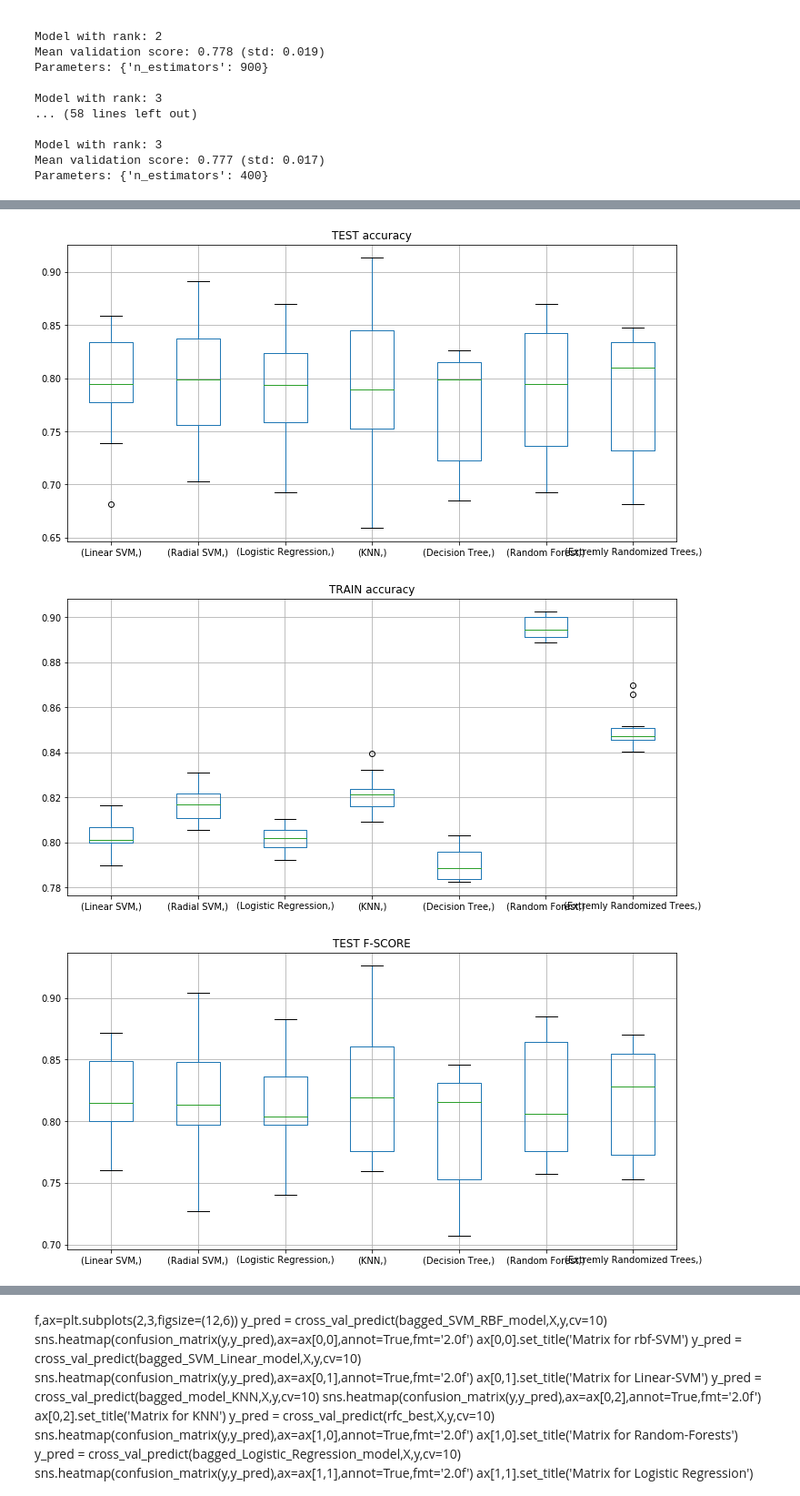
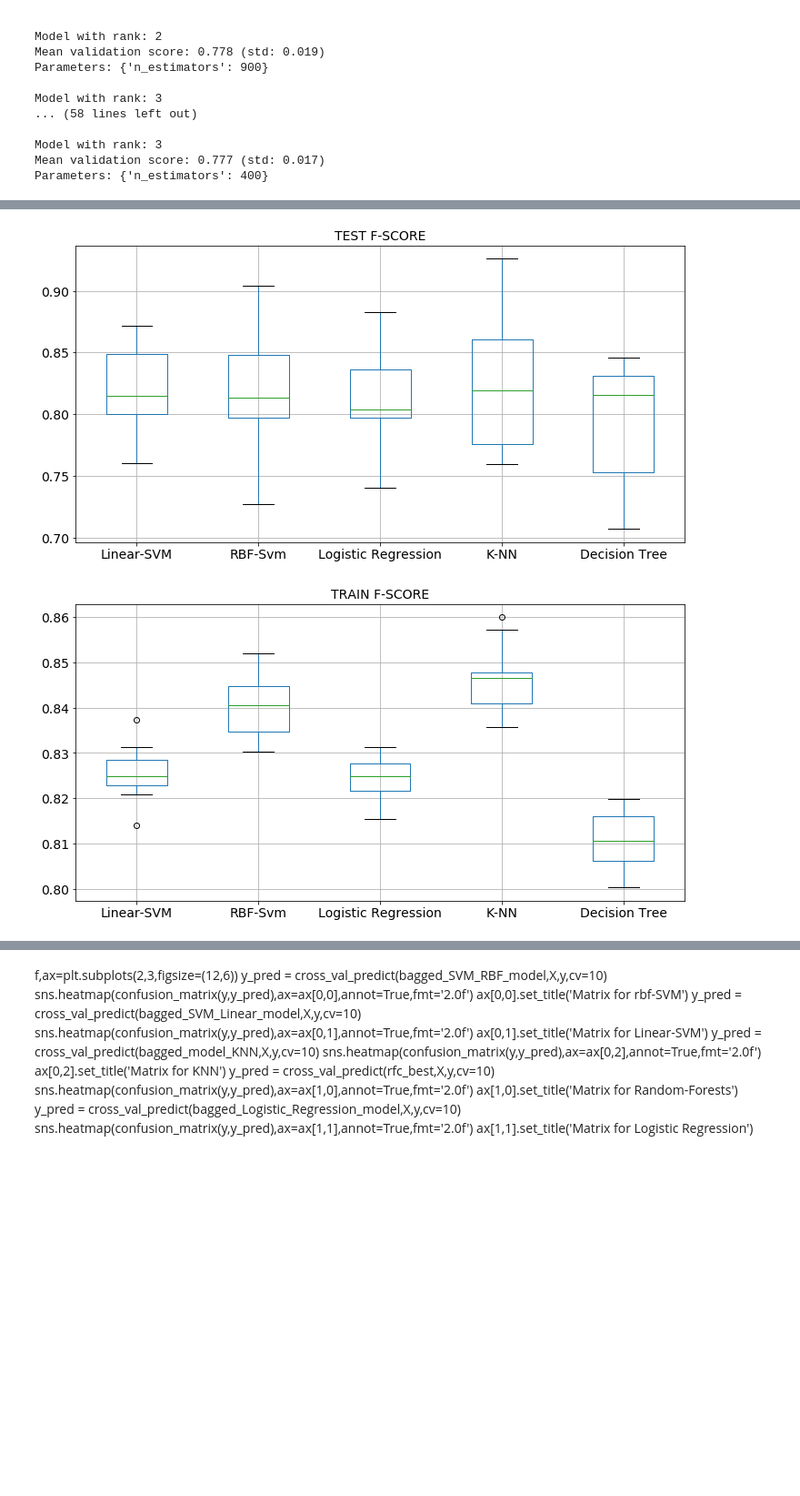
Before and after one commit to javierfs/MyMasterThesis, a Jupyter notebook: Bagging algorithms_Approach4.ipynb, the cells around one changed output, grey strips where cells are left out. Shown at 91% size. Saved outputs shown, nothing was run; the diff lists cells and outputs as text; code cells hidden in the pictures; blank space fills up the shorter version.

```diff
--- a/Bagging algorithms_Approach4.ipynb
+++ b/Bagging algorithms_Approach4.ipynb
@@ -251,8 +251,8 @@ scoring = {'precision': make_scorer(precision_score),
 
 kfold = StratifiedKFold(n_splits=10, random_state=22) # k=10, split the data into 10 equal parts
 
-classifiers=['Linear SVM','Radial SVM','Logistic Regression','KNN','Decision Tree','Random Forest', 'Extremly Randomized Trees']
-models=[bagged_SVM_Linear_model, bagged_SVM_RBF_model, bagged_Logistic_Regression_model, bagged_model_KNN, bagged_DT_model, model_RandomForest, model_extraTrees]
+classifiers=['Linear SVM','Radial SVM','Logistic Regression','KNN','Decision Tree']
+models=[bagged_SVM_Linear_model, bagged_SVM_RBF_model, bagged_Logistic_Regression_model, bagged_model_KNN, bagged_DT_model]
 
 
 
@@ -432,27 +422,27 @@ display(metrics_precision)
 display(metrics_recall)
 display(metrics_time)
 # %%
+classifiers=['Linear-SVM','RBF-Svm','Logistic Regression','K-NN','Decision Tree']
+
+
 plt.figure(figsize=(12,6))
-plt.title('TEST accuracy')
-box_test_accuracy=pd.DataFrame(test_accuracy_total,index=[classifiers])
-box_test_accuracy.T.boxplot()
+
+
+
+
+plt.title('TEST F-SCORE',fontsize=14)
+box_test_F_score=pd.DataFrame(test_F_score_total,index=[classifiers][0])
+box_test_F_score.T.boxplot(fontsize=14)
+
 plt.show()
+
 plt.figure(figsize=(12,6))
-plt.title('TRAIN accuracy')
-box_train_accuracy=pd.DataFrame(train_accuracy_total,index=[classifiers])
-box_train_accuracy.T.boxplot()
+plt.title('TRAIN F-SCORE', fontsize=14)
+box_train_F_score=pd.DataFrame(train_F_score_total,index=[classifiers][0])
+box_train_F_score.T.boxplot(fontsize=14)
+
+
 plt.show()
-plt.figure(figsize=(12,6))
-plt.title('TEST F-SCORE')
-box_test_F_score=pd.DataFrame(test_F_score_total,index=[classifiers])
-box_test_F_score.T.boxplot()
-plt.show()
-plt.figure(figsize=(12,6))
-plt.title('TRAIN F-SCORE')
-box_train_F_score=pd.DataFrame(train_F_score_total,index=[classifiers])
-box_train_F_score.T.boxplot()
-plt.show()
 # %% [output]
-[figure, old version]
+[figure, new version]
-[figure, old version]
+[figure, new version]
-[figure, removed]
```
Also changed, not shown: parts of 2 cells of this notebook, 9 other files.
